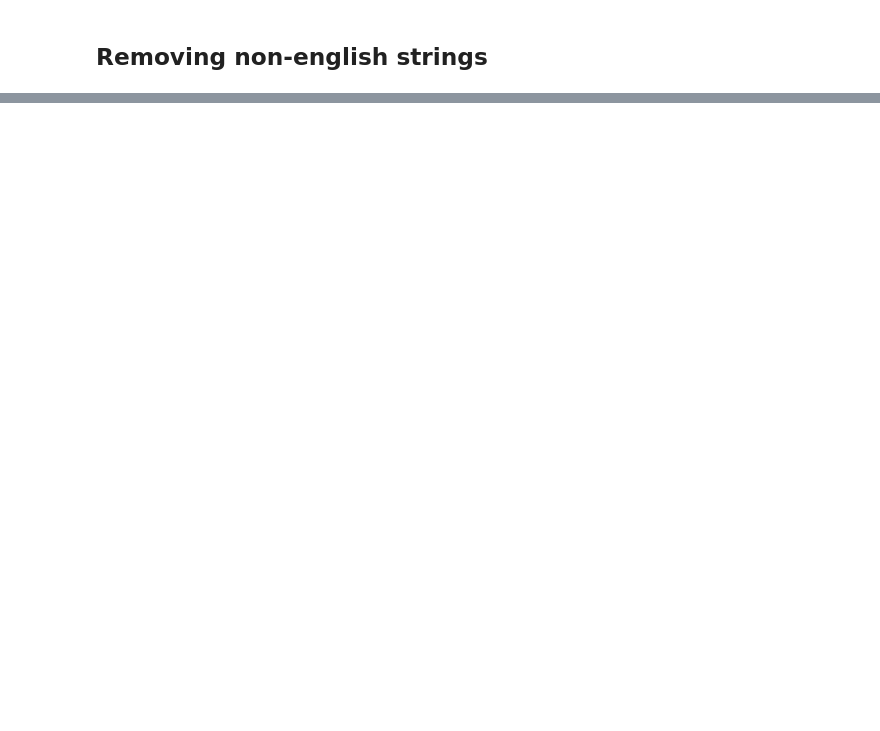
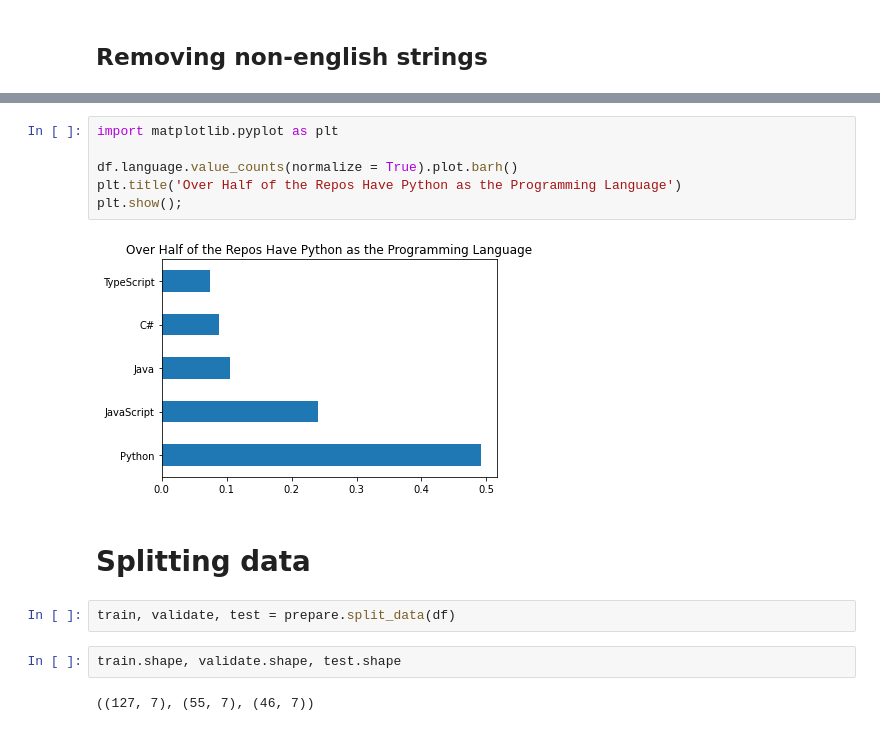
Before and after one commit to NLP-Project-Hopper2/NLP-Project-Hopper2, a Jupyter notebook: stephanies_notebook.ipynb, the cells around one changed output, grey strips where cells are left out. Drawn from its saved outputs; the diff is of its cells as text; blank space fills up the shorter version.

```diff
--- a/stephanies_notebook.ipynb
+++ b/stephanies_notebook.ipynb
@@ -110,0 +66,16 @@ df[df.readme_contents.apply(isEnglish) == True]
+# %%
+import matplotlib.pyplot as plt
+
+df.language.value_counts(normalize = True).plot.barh()
+plt.title('Over Half of the Repos Have Python as the Programming Language')
+plt.show();
+# %% [output]
+[figure, added]
+# %% [markdown]
+# Splitting data
+# %%
+train, validate, test = prepare.split_data(df)
+# %%
+train.shape, validate.shape, test.shape
+# %% [output]
+((127, 7), (55, 7), (46, 7))
```
Also changed, not shown: parts of 26 cells of this notebook.
